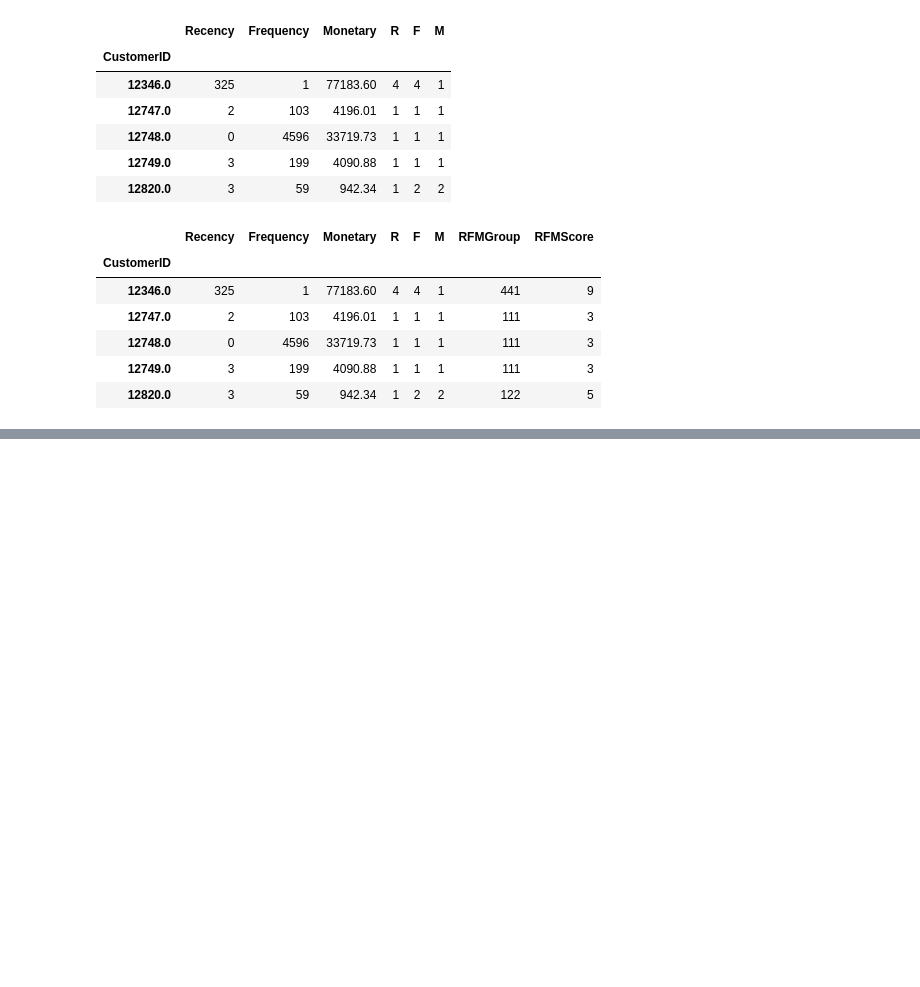
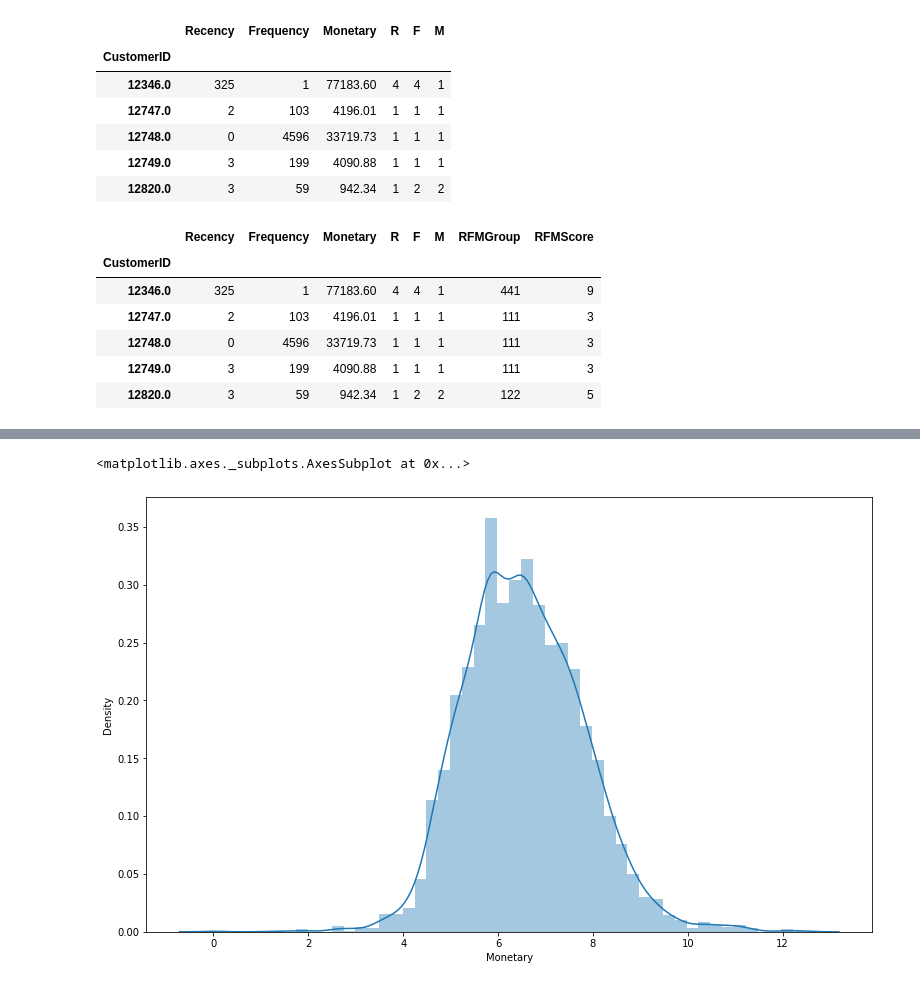
Before and after one commit to Vidhuran-Rajendran/Customer_Segmentation, a Jupyter notebook: Online_Retail_Customer_Segmentation_Capstone_Project.ipynb, the cells around one changed output, grey strips where cells are left out. Drawn from its saved outputs; the diff is of its cells as text; code cells hidden in the pictures; blank space fills up the shorter version.

```diff
--- a/Online_Retail_Customer_Segmentation_Capstone_Project.ipynb
+++ b/Online_Retail_Customer_Segmentation_Capstone_Project.ipynb
@@ -462,0 +494,7 @@ RFMscores.head()
+# %%
+#Data distribution after data normalization for Monetary
+plt.figure(figsize=(13,8))
+sns.distplot(Log_Data.query('Monetary < 10000')['Monetary'])
+# %% [output]
+<matplotlib.axes._subplots.AxesSubplot at 0x...>
+[figure, added]
```
Also changed, not shown: parts of 6 cells of this notebook.
